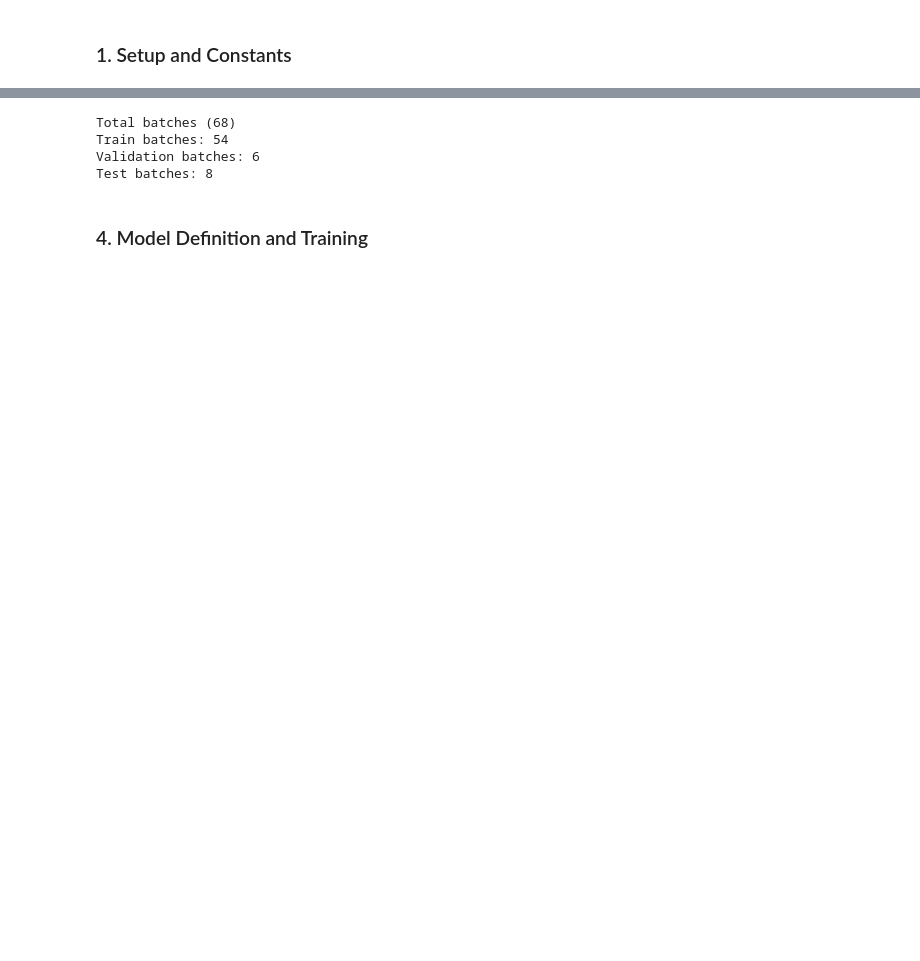
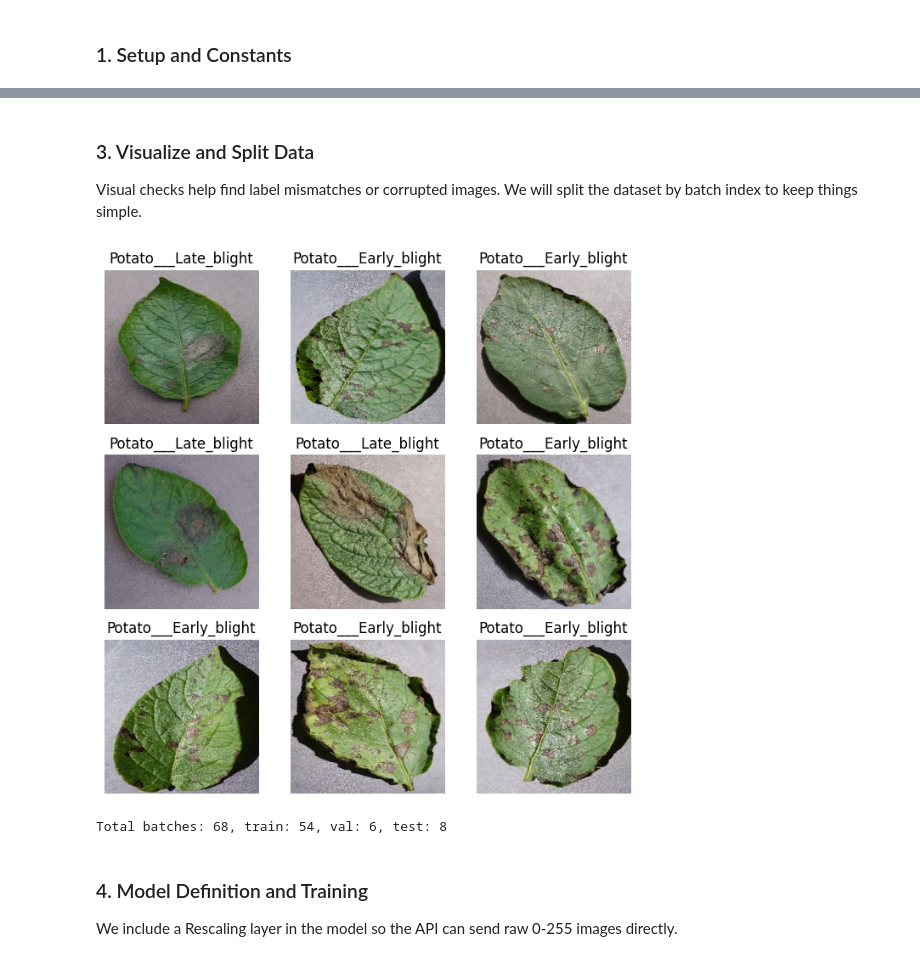
Before and after one commit to KhalilAmamri/potato-disease-classification, a Jupyter notebook: notebooks/training.ipynb, the cells around one changed output, grey strips where cells are left out. Saved outputs shown, nothing was run; the diff lists cells and outputs as text; code cells hidden in the pictures; blank space fills up the shorter version.

```diff
--- a/notebooks/training.ipynb
+++ b/notebooks/training.ipynb
@@ -54,0 +52,19 @@ plt.show()
+# %%
+# Create a dataset (shuffle=True for training; later we will split by batches)
+dataset = tf.keras.preprocessing.image_dataset_from_directory(
+    str(DATA_DIR),
+    shuffle=True,
+    image_size=(IMAGE_SIZE, IMAGE_SIZE),
+    batch_size=BATCH_SIZE,
+)
+
+class_names = dataset.class_names
+n_classes = len(class_names)
+print('Detected classes (in dataset order):', class_names)
+
+# Quick class balance check: count files per class folder
+counts = {}
+for p in sorted(DATA_DIR.iterdir()):
+    if p.is_dir():
+        counts[p.name] = len(list(p.glob('*.jpg'))) + len(list(p.glob('*.jpeg'))) + len(list(p.glob('*.png')))
+print('Class counts (approx):', counts)
@@ -55,38 +77,40 @@ plt.show()
+# %% [markdown]
+### 3. Visualize and Split Data
+Visual checks help find label mismatches or corrupted images. We will split the dataset by batch index to keep things simple.
 # %%
-# Data Partitioning Function (Cleaned up structure)
-def get_dataset_partitions_tf(ds, train_split=0.8, val_split=0.1, test_split=0.1, shuffle=True, shuffle_size=10000):
+# Visualize a few samples
+plt.figure(figsize=(8, 8))
+for images, labels in dataset.take(1):
+    for i in range(min(9, images.shape[0])):
+        ax = plt.subplot(3, 3, i + 1)
+        plt.imshow(images[i].numpy().astype('uint8'))
+        plt.title(class_names[int(labels[i])])
+        plt.axis('off')
+plt.show()
+
+# Split dataset by batches (simple and works with tf.data.Dataset)
+def get_dataset_partitions_tf(ds, train_split=0.8, val_split=0.1, test_split=0.1):
     ds_size = len(ds)
-
-    if shuffle:
-        ds = ds.shuffle(shuffle_size, seed=12)
-
     train_size = int(train_split * ds_size)
     val_size = int(val_split * ds_size)
-
     train_ds = ds.take(train_size)
     val_ds = ds.skip(train_size).take(val_size)
-    test_ds = ds.skip(train_size).skip(val_size)
-
-    print(f"Total batches ({ds_size})")
-    print(f"Train batches: {len(train_ds)}")
-    print(f"Validation batches: {len(val_ds)}")
-    print(f"Test batches: {len(test_ds)}")
-
+    test_ds = ds.skip(train_size + val_size)
+    print(f"Total batches: {ds_size}, train: {len(train_ds)}, val: {len(val_ds)}, test: {len(test_ds)}")
     return train_ds, val_ds, test_ds
 
 train_ds, val_ds, test_ds = get_dataset_partitions_tf(dataset)
 
-# Caching and Prefetching for performance
+# Prefetch/caching for performance
 train_ds = train_ds.cache().shuffle(1000).prefetch(buffer_size=tf.data.AUTOTUNE)
-val_ds = val_ds.cache().shuffle(1000).prefetch(buffer_size=tf.data.AUTOTUNE)
-test_ds = test_ds.cache().shuffle(1000).prefetch(buffer_size=tf.data.AUTOTUNE)
+val_ds = val_ds.cache().prefetch(buffer_size=tf.data.AUTOTUNE)
+test_ds = test_ds.cache().prefetch(buffer_size=tf.data.AUTOTUNE)
 # %% [output]
+[figure, added]
-Total batches (68)
-Train batches: 54
-Validation batches: 6
-Test batches: 8
+Total batches: 68, train: 54, val: 6, test: 8
-# %% [markdown]
-### 4. Model Definition and Training
+# %% [markdown]
+### 4. Model Definition and Training
+We include a Rescaling layer in the model so the API can send raw 0-255 images directly.
 # %%
 def create_model():
     input_shape = (IMAGE_SIZE, IMAGE_SIZE, CHANNELS)
```
Also changed, not shown: parts of 19 cells of this notebook, 5 other files.
